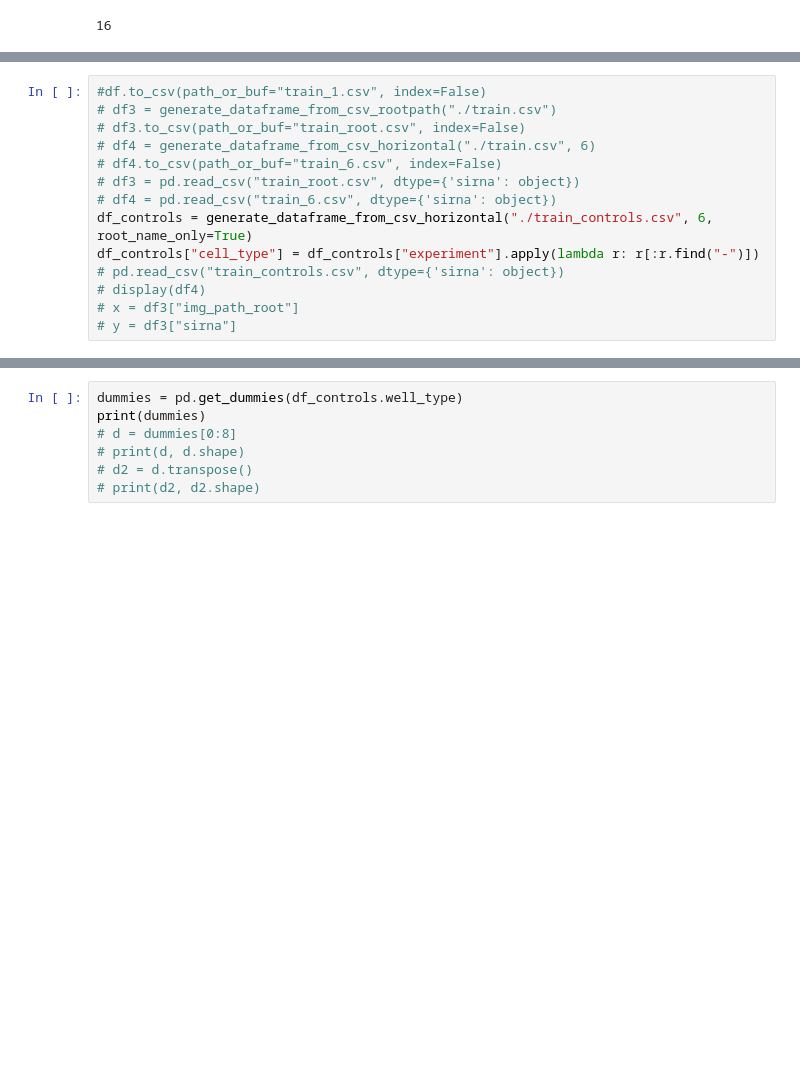
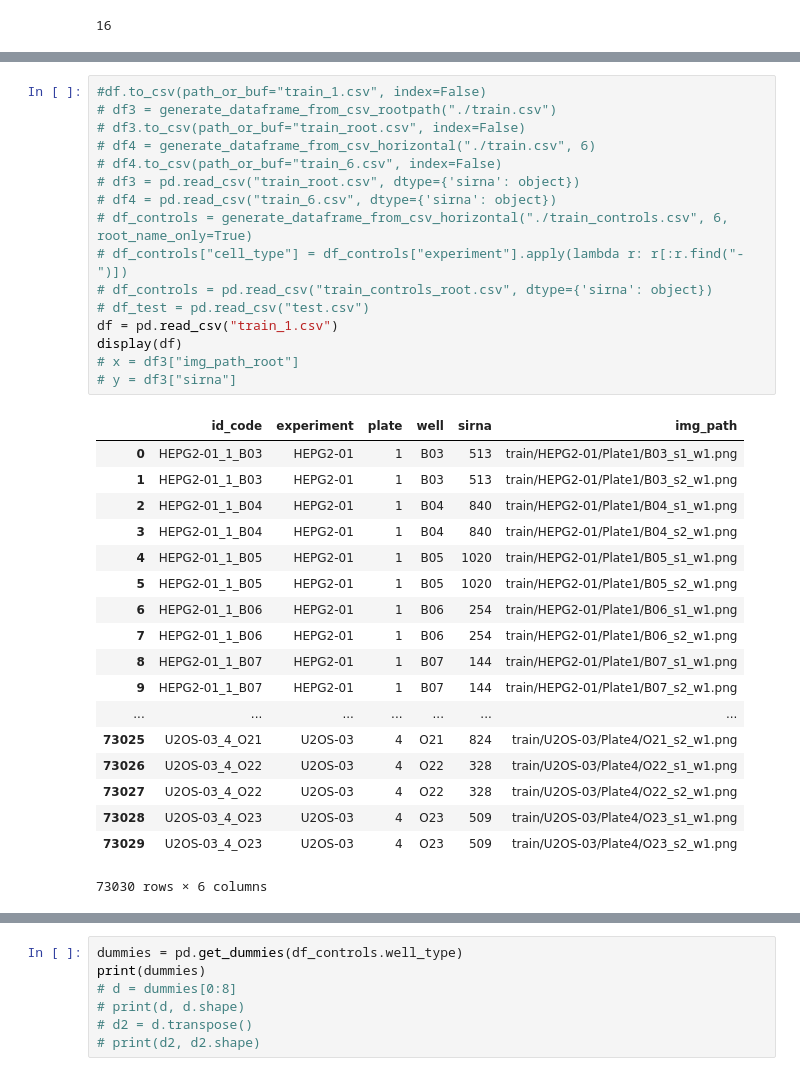
Before and after one commit to rbudnar/Capstone-project, a Jupyter notebook: Testing.ipynb, the cells around one changed output, grey strips where cells are left out. Drawn from its saved outputs; the diff is of its cells as text; blank space fills up the shorter version.

```diff
--- a/Testing.ipynb
+++ b/Testing.ipynb
@@ -76,14 +121,35 @@ plt.imshow(seq_det.augment_image(img2))
 # %%
 #df.to_csv(path_or_buf="train_1.csv", index=False)
 # df3 = generate_dataframe_from_csv_rootpath("./train.csv")
 # df3.to_csv(path_or_buf="train_root.csv", index=False)
 # df4 = generate_dataframe_from_csv_horizontal("./train.csv", 6)
 # df4.to_csv(path_or_buf="train_6.csv", index=False)
 # df3 = pd.read_csv("train_root.csv", dtype={'sirna': object})
 # df4 = pd.read_csv("train_6.csv", dtype={'sirna': object})
-df_controls = generate_dataframe_from_csv_horizontal("./train_controls.csv", 6, root_name_only=True)
-df_controls["cell_type"] = df_controls["experiment"].apply(lambda r: r[:r.find("-")])
-# pd.read_csv("train_controls.csv", dtype={'sirna': object})
-# display(df4)
+# df_controls = generate_dataframe_from_csv_horizontal("./train_controls.csv", 6, root_name_only=True)
+# df_controls["cell_type"] = df_controls["experiment"].apply(lambda r: r[:r.find("-")])
+# df_controls = pd.read_csv("train_controls_root.csv", dtype={'sirna': object})
+# df_test = pd.read_csv("test.csv")
+df = pd.read_csv("train_1.csv")
+display(df)
 # x = df3["img_path_root"]
 # y = df3["sirna"]
+# %% [output]
+|  | id_code | experiment | plate | well | sirna | img_path |
+| 0 | HEPG2-01_1_B03 | HEPG2-01 | 1 | B03 | 513 | train/HEPG2-01/Plate1/B03_s1_w1.png |
+| 1 | HEPG2-01_1_B03 | HEPG2-01 | 1 | B03 | 513 | train/HEPG2-01/Plate1/B03_s2_w1.png |
+| 2 | HEPG2-01_1_B04 | HEPG2-01 | 1 | B04 | 840 | train/HEPG2-01/Plate1/B04_s1_w1.png |
+| 3 | HEPG2-01_1_B04 | HEPG2-01 | 1 | B04 | 840 | train/HEPG2-01/Plate1/B04_s2_w1.png |
+| 4 | HEPG2-01_1_B05 | HEPG2-01 | 1 | B05 | 1020 | train/HEPG2-01/Plate1/B05_s1_w1.png |
+| 5 | HEPG2-01_1_B05 | HEPG2-01 | 1 | B05 | 1020 | train/HEPG2-01/Plate1/B05_s2_w1.png |
+| 6 | HEPG2-01_1_B06 | HEPG2-01 | 1 | B06 | 254 | train/HEPG2-01/Plate1/B06_s1_w1.png |
+| 7 | HEPG2-01_1_B06 | HEPG2-01 | 1 | B06 | 254 | train/HEPG2-01/Plate1/B06_s2_w1.png |
+| 8 | HEPG2-01_1_B07 | HEPG2-01 | 1 | B07 | 144 | train/HEPG2-01/Plate1/B07_s1_w1.png |
+| 9 | HEPG2-01_1_B07 | HEPG2-01 | 1 | B07 | 144 | train/HEPG2-01/Plate1/B07_s2_w1.png |
+| ... | ... | ... | ... | ... | ... | ... |
+| 73025 | U2OS-03_4_O21 | U2OS-03 | 4 | O21 | 824 | train/U2OS-03/Plate4/O21_s2_w1.png |
+| 73026 | U2OS-03_4_O22 | U2OS-03 | 4 | O22 | 328 | train/U2OS-03/Plate4/O22_s1_w1.png |
+| 73027 | U2OS-03_4_O22 | U2OS-03 | 4 | O22 | 328 | train/U2OS-03/Plate4/O22_s2_w1.png |
+| 73028 | U2OS-03_4_O23 | U2OS-03 | 4 | O23 | 509 | train/U2OS-03/Plate4/O23_s1_w1.png |
+| 73029 | U2OS-03_4_O23 | U2OS-03 | 4 | O23 | 509 | train/U2OS-03/Plate4/O23_s2_w1.png |
+73030 rows × 6 columns
```
Also changed, not shown: parts of 15 cells of this notebook, 13 other files.
